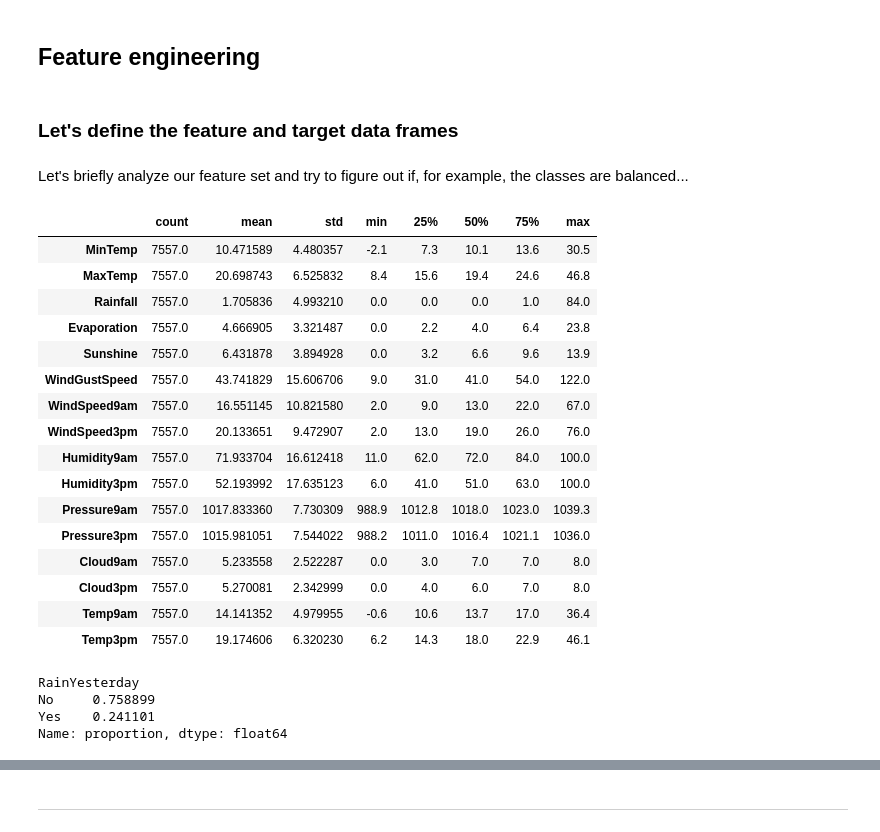
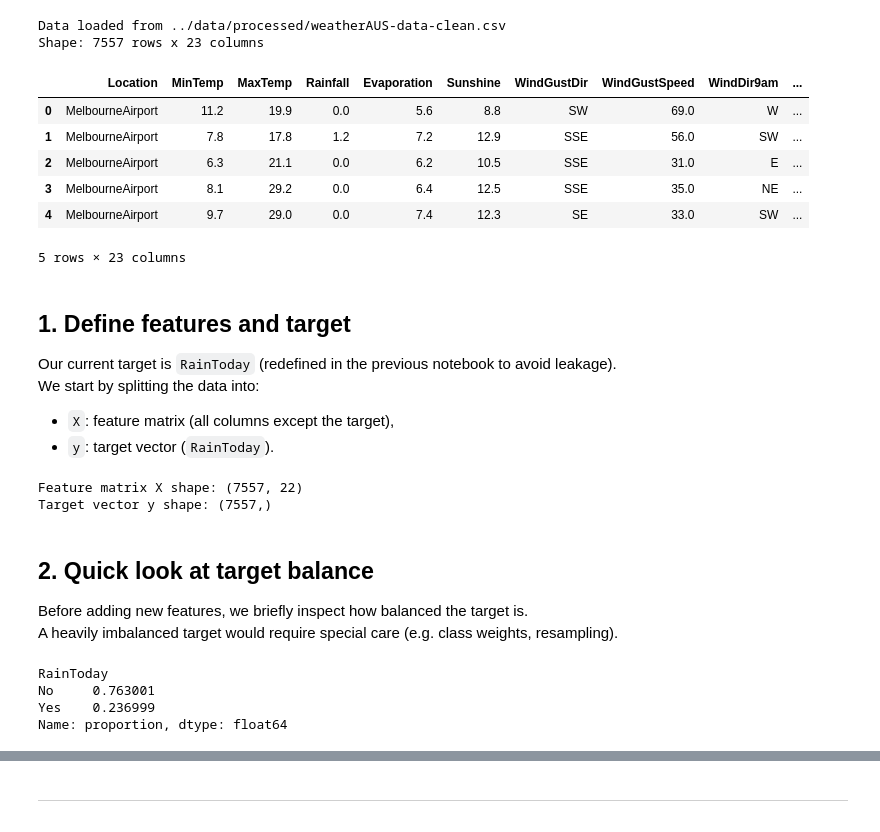
Before and after one commit to flavioaguirre/precipi-check, a Jupyter notebook: notebooks/03-feature-engineering.ipynb, the cells around one changed output, grey strips where cells are left out. Cells and saved outputs as stored; diff of their text form; code cells hidden in the pictures.

```diff
--- a/notebooks/03-feature-engineering.ipynb
+++ b/notebooks/03-feature-engineering.ipynb
@@ -10,3 +20 @@
-# %% [markdown]
-## Feature engineering
 # %%
@@ -17,39 +28,51 @@ import seaborn as sns
 import warnings
 warnings.filterwarnings("ignore")
 # %%
-df = pd.read_csv("../../data/processed/weatherAUS-data-clean.csv")
+# Load the cleaned dataset from the previous step
+input_path = "../data/processed/weatherAUS-data-clean.csv"
+df = pd.read_csv(input_path)
+
+print(f"Data loaded from {input_path}")
+print(f"Shape: {df.shape[0]} rows x {df.shape[1]} columns")
+
+df.head()
+# %% [output]
+Data loaded from ../data/processed/weatherAUS-data-clean.csv
+Shape: 7557 rows x 23 columns
+|  | Location | MinTemp | MaxTemp | Rainfall | Evaporation | Sunshine | WindGustDir | WindGustSpeed | WindDir9am | ... |
+| 0 | MelbourneAirport | 11.2 | 19.9 | 0.0 | 5.6 | 8.8 | SW | 69.0 | W | ... |
+| 1 | MelbourneAirport | 7.8 | 17.8 | 1.2 | 7.2 | 12.9 | SSE | 56.0 | SW | ... |
+| 2 | MelbourneAirport | 6.3 | 21.1 | 0.0 | 6.2 | 10.5 | SSE | 31.0 | E | ... |
+| 3 | MelbourneAirport | 8.1 | 29.2 | 0.0 | 6.4 | 12.5 | SSE | 35.0 | NE | ... |
+| 4 | MelbourneAirport | 9.7 | 29.0 | 0.0 | 7.4 | 12.3 | SE | 33.0 | SW | ... |
+5 rows × 23 columns
 # %% [markdown]
-### Let's define the feature and target data frames
+## 1. Define features and target
+
+Our current target is `RainToday` (redefined in the previous notebook to avoid leakage).
+We start by splitting the data into:
+
+- `X`: feature matrix (all columns except the target),
+- `y`: target vector (`RainToday`).
 # %%
-X = df.drop(columns='RainToday', axis=1)
-y = df['RainToday']
+# Define feature matrix X and target vector y
+X = df.drop(columns="RainToday", axis=1)
+y = df["RainToday"]
+
+print(f"Feature matrix X shape: {X.shape}")
+print(f"Target vector y shape: {y.shape}")
+# %% [output]
+Feature matrix X shape: (7557, 22)
+Target vector y shape: (7557,)
 # %% [markdown]
-Let's briefly analyze our feature set and try to figure out if, for example, the classes are balanced...
+## 2. Quick look at target balance
+
+Before adding new features, we briefly inspect how balanced the target is.
+A heavily imbalanced target would require special care (e.g. class weights, resampling).
 # %%
-X.describe().T
+y.value_counts(normalize=True)
 # %% [output]
-|  | count | mean | std | min | 25% | 50% | 75% | max |
-| MinTemp | 7557.0 | 10.471589 | 4.480357 | -2.1 | 7.3 | 10.1 | 13.6 | 30.5 |
-| MaxTemp | 7557.0 | 20.698743 | 6.525832 | 8.4 | 15.6 | 19.4 | 24.6 | 46.8 |
-| Rainfall | 7557.0 | 1.705836 | 4.993210 | 0.0 | 0.0 | 0.0 | 1.0 | 84.0 |
-| Evaporation | 7557.0 | 4.666905 | 3.321487 | 0.0 | 2.2 | 4.0 | 6.4 | 23.8 |
-| Sunshine | 7557.0 | 6.431878 | 3.894928 | 0.0 | 3.2 | 6.6 | 9.6 | 13.9 |
-| WindGustSpeed | 7557.0 | 43.741829 | 15.606706 | 9.0 | 31.0 | 41.0 | 54.0 | 122.0 |
-| WindSpeed9am | 7557.0 | 16.551145 | 10.821580 | 2.0 | 9.0 | 13.0 | 22.0 | 67.0 |
-| WindSpeed3pm | 7557.0 | 20.133651 | 9.472907 | 2.0 | 13.0 | 19.0 | 26.0 | 76.0 |
-| Humidity9am | 7557.0 | 71.933704 | 16.612418 | 11.0 | 62.0 | 72.0 | 84.0 | 100.0 |
-| Humidity3pm | 7557.0 | 52.193992 | 17.635123 | 6.0 | 41.0 | 51.0 | 63.0 | 100.0 |
-| Pressure9am | 7557.0 | 1017.833360 | 7.730309 | 988.9 | 1012.8 | 1018.0 | 1023.0 | 1039.3 |
-| Pressure3pm | 7557.0 | 1015.981051 | 7.544022 | 988.2 | 1011.0 | 1016.4 | 1021.1 | 1036.0 |
-| Cloud9am | 7557.0 | 5.233558 | 2.522287 | 0.0 | 3.0 | 7.0 | 7.0 | 8.0 |
-| Cloud3pm | 7557.0 | 5.270081 | 2.342999 | 0.0 | 4.0 | 6.0 | 7.0 | 8.0 |
-| Temp9am | 7557.0 | 14.141352 | 4.979955 | -0.6 | 10.6 | 13.7 | 17.0 | 36.4 |
-| Temp3pm | 7557.0 | 19.174606 | 6.320230 | 6.2 | 14.3 | 18.0 | 22.9 | 46.1 |
+RainToday
+No     0.763001
+Yes    0.236999
+Name: proportion, dtype: float64
-# %%
-frequency = X['RainYesterday'].value_counts(normalize=True)
-frequency
-# %% [output]
-RainYesterday
-No     0.758899
-Yes    0.241101
-Name: proportion, dtype: float64
```
Also changed, not shown: parts of 19 cells of this notebook, 4 other files.
